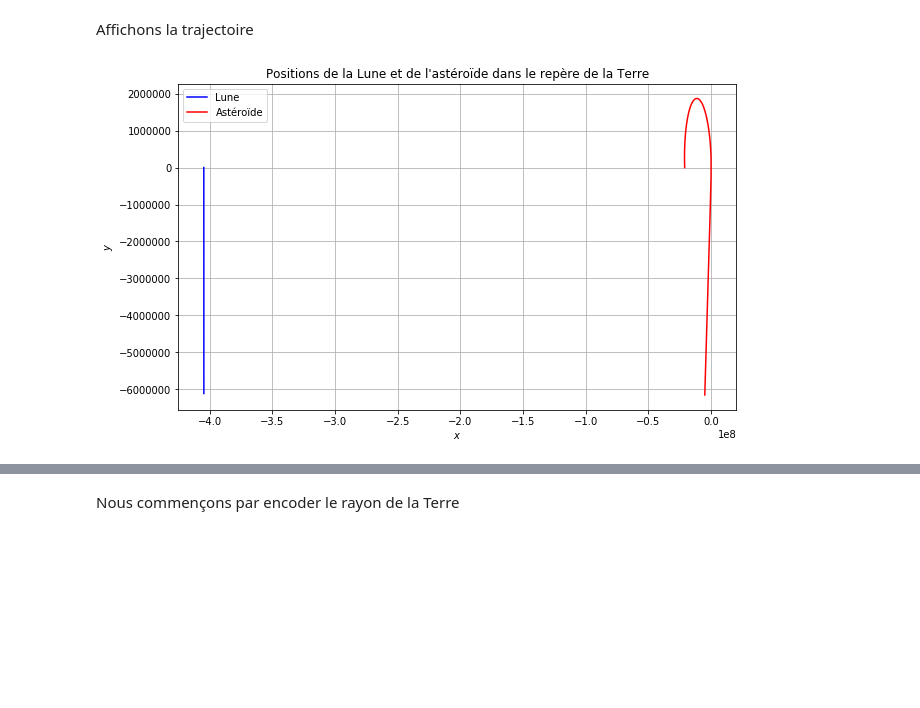
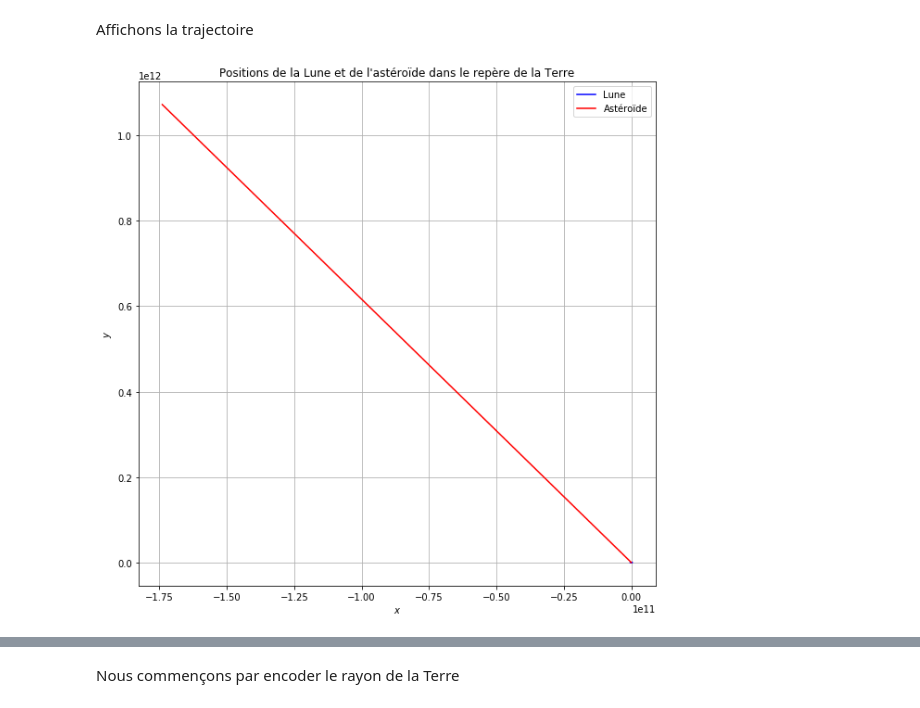
Before and after one commit to BerthilWorshipersSociety/MATH-314_travail_1, a Jupyter notebook: Travail n°1 Kepler - SCHOONEN Cédric, JAMOTTE Maxime.ipynb, the cells around one changed output, grey strips where cells are left out. Cells and saved outputs as stored; diff of their text form; code cells hidden in the pictures; blank space fills up the shorter version.

```diff
--- a/Travail n°1 Kepler - SCHOONEN Cédric, JAMOTTE Maxime.ipynb
+++ b/Travail n°1 Kepler - SCHOONEN Cédric, JAMOTTE Maxime.ipynb
@@ -176,11 +161,12 @@ e = 0.0549000294758
 # %%
-# This method will not work for negative values of initial conditions
+# Cette méthode se basant sur une détection de maximum, elle ne fonctionne pas
+# si nous ne choisissons pas de faire débuter la trajectoire de la Lune en x = 362600000
 
-for i in range(2,N-1):
+for i in range(1,N-1):
     if (dataLT[i+1,0]<=dataLT[i,0] and dataLT[i,0]>dataLT[i-1,0]):
         period = i*dt
         break
 
-print("period in seconds =", period)
-print("period in 24h-days =", period/24/3600)
+print("Période en secondes =", period)
+print("Période en jours de 24h =", period/24/3600)
 # %% [output]
@@ -533,0 +538,18 @@ def f_ast(uLT,uAT):
+# %%
+T = 3600*24*14
+dt = 1
+N = 1+int(T/dt)
+
+mT = 5.972*10**24
+mL = 7.348*10**22
+G = 6.67408*10**-11
+
+dataLT = numpy.empty((N,4))
+dataAT = numpy.empty((N,4))
+
+uAT0 = [Xcenter, Ycenter,-500,500]
+
+dataLT[0] = uLT_apogee
+dataAT[0] = uAT0
+
+print(uAT0)
@@ -550,19 +572,3 @@ Nous avons précédemment trouvé l'instant où la lune est à l'apogée de sa t
-# %%
-T = 3600*1.75*1
-dt = 10
-N = 1+int(T/dt)
-
-mT = 5.972*10**24
-mL = 7.348*10**22
-G = 6.67408*10**-11
-
-dataLT = numpy.empty((N,4))
-dataAT = numpy.empty((N,4))
-
-dataAT0 = [Xcenter, Ycenter,-500,500]
-
-dataLT[0] = uLT_apogee
-dataAT[0] = dataAT0
 # %% [markdown]
 Calculons la trajectoire
 # %%
@@ -574,14 +580,14 @@ for t in range(1,N):
 # %% [markdown]
 Affichons la trajectoire
 # %%
-pyplot.figure(figsize=(10,6))
+pyplot.figure(figsize=(10,10))
 pyplot.grid(True)
 pyplot.xlabel('$x$')
 pyplot.ylabel('$y$')
 pyplot.plot(dataLT[:,0],dataLT[:,1], 'b-', label='Lune')
 pyplot.plot(dataAT[:,0],dataAT[:,1], 'r-', label='Astéroïde')
 pyplot.title('Positions de la Lune et de l\'astéroïde dans le repère de la Terre')
 pyplot.legend();
 pyplot.show();
 # %% [output]
-[figure, old version]
+[figure, new version]
```
Also changed, not shown: parts of 155 cells of this notebook.
